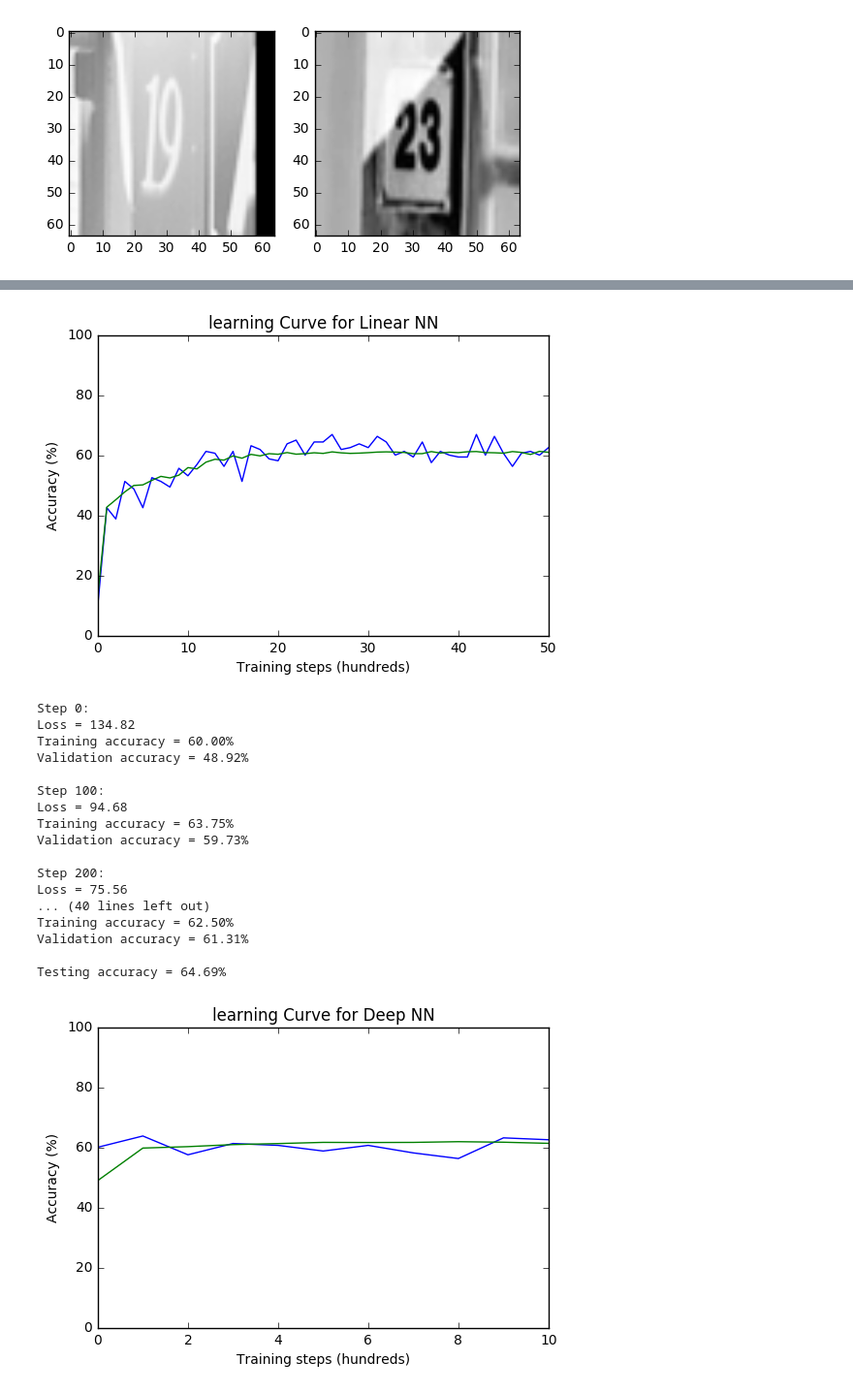
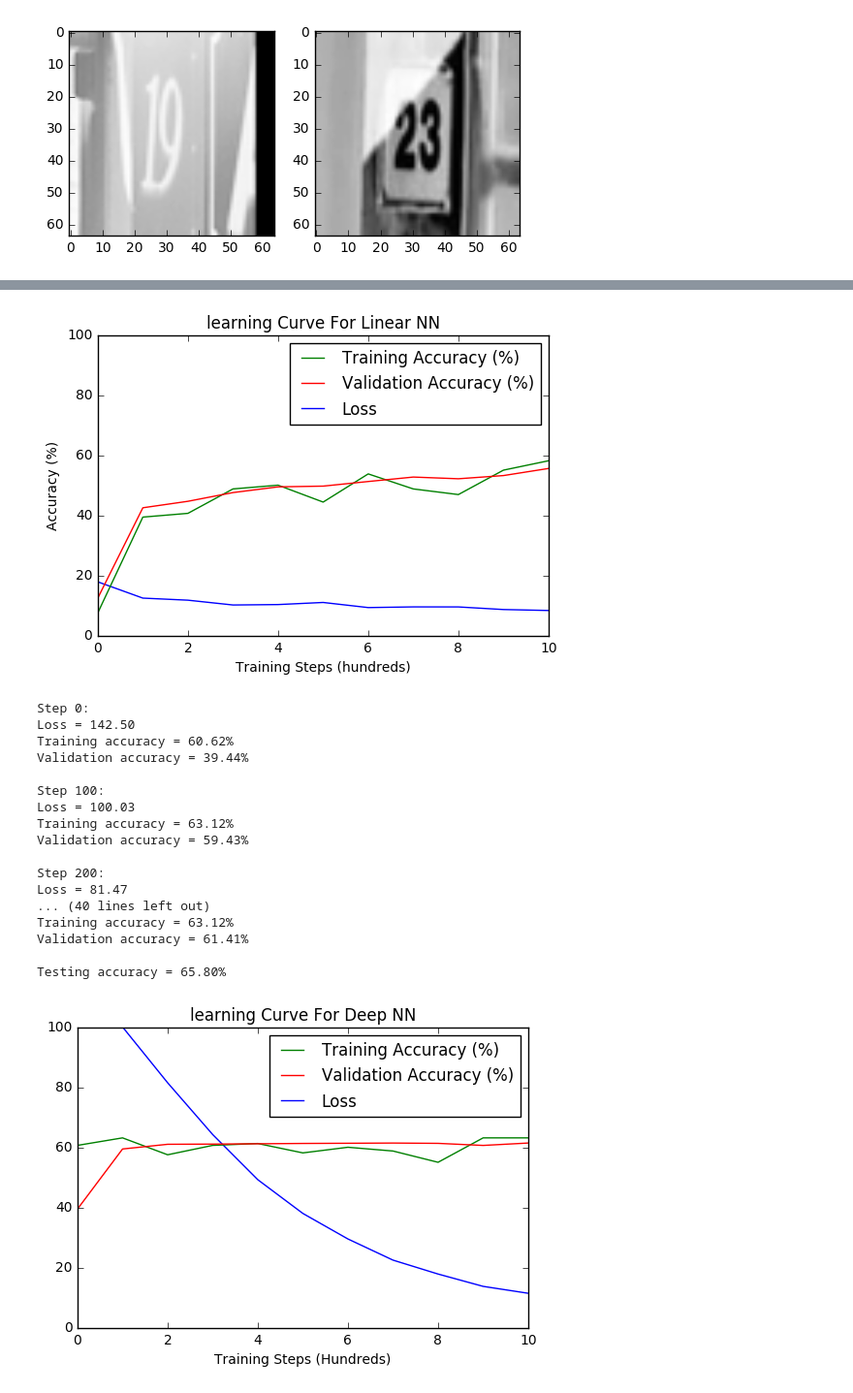
Before and after one commit to charlescc9/deep-learning-image-classification, a Jupyter notebook: svhn_large.ipynb, the cells around one changed output, grey strips where cells are left out. Shown at 97% size. Drawn from its saved outputs; the diff is of its cells as text; code cells hidden in the pictures.

```diff
--- a/svhn_large.ipynb
+++ b/svhn_large.ipynb
@@ -282,9 +282,10 @@ Training accuracy = 94.4%
 # Variables
 batch_size = 32
 reg_constant = 0.001
-steps_num = 5001
+steps_num = 1001
 train_accuracies = []
 valid_accuracies = []
+losses = []
 
 # Graph
 graph = tf.Graph()
@@ -383,8 +384,9 @@ with tf.Session(graph=graph) as session:
             valid_accuracy = accuracy(valid_preds.eval(), valid_y)
             train_accuracies.append(train_accuracy)
             valid_accuracies.append(valid_accuracy)
+            losses.append(l)
 
-            if i % 1000 == 0:
+            if i % 100 == 0:
                 print('Step %d: ' % i)
                 print('Loss = %.2f ' % l)
                 print('Training accuracy = %.2f%% ' % train_accuracy)
@@ -412,26 +414,31 @@ Testing accuracy = 63.32%
 # %%
 # Plot training graph to access under/overfitting
-plt.plot(train_accuracies)
-plt.plot(valid_accuracies)
+l, = plt.plot(losses, label='Loss')
+ta, = plt.plot(train_accuracies, label='Training Accuracy (%)')
+va, = plt.plot(valid_accuracies, label='Validation Accuracy (%)')
 plt.ylabel('Accuracy (%)')
-plt.xlabel('Training steps (hundreds)')
+plt.xlabel('Training Steps (hundreds)')
 plt.ylim(0, 100)
-plt.title('learning Curve for Linear NN')
+plt.xlim(0, 10)
+plt.title('learning Curve For Linear NN')
+plt.legend(handles=[ta, va, l])
 plt.show()
 # %% [output]
-[figure, old version]
+[figure, new version]
 # %%
 """ DEEP NEURAL NETWORK """
 
 # Hyperparameters
 batch_size = 32
 reg_constant = 0.001
+dropout_rate = 0.5
 steps_num = 1001
 flat_data_size = img_size * img_size * channels_num
 hidden_first_nodes = 1024
 hidden_second_nodes = 128
 train_accuracies = []
 valid_accuracies = []
+losses = []
 
 # Graph
 graph = tf.Graph()
@@ -502,6 +509,13 @@ with graph.as_default():
         hidden_second_3 = tf.nn.relu(tf.matmul(hidden_first_3, weights_hidden_second_3) + biases_hidden_second_3)
         hidden_second_4 = tf.nn.relu(tf.matmul(hidden_first_4, weights_hidden_second_4) + biases_hidden_second_4)
         hidden_second_5 = tf.nn.relu(tf.matmul(hidden_first_5, weights_hidden_second_5) + biases_hidden_second_5)
+
+        # Dropout regularization
+        hidden_second_1 = tf.nn.dropout(hidden_second_1, dropout_rate)
+        hidden_second_2 = tf.nn.dropout(hidden_second_2, dropout_rate)
+        hidden_second_3 = tf.nn.dropout(hidden_second_3, dropout_rate)
+        hidden_second_4 = tf.nn.dropout(hidden_second_4, dropout_rate)
+        hidden_second_5 = tf.nn.dropout(hidden_second_5, dropout_rate)
 
         # Compute output layer
         output_1 = tf.matmul(hidden_second_1, weights_output_1) + biases_output_1
@@ -583,6 +597,7 @@ with tf.Session(graph=graph) as session:
             valid_accuracy = accuracy(valid_preds.eval(), valid_y)
             train_accuracies.append(train_accuracy)
             valid_accuracies.append(valid_accuracy)
+            losses.append(l)
 
             print('Step %d: ' % i)
             print('Loss = %.2f ' % l)
@@ -592,31 +607,32 @@ with tf.Session(graph=graph) as session:
     print('Testing accuracy = %.2f%%' % accuracy(test_preds.eval(), test_y))
 # %% [output]
 Step 0:
-Loss = 134.82
-Training accuracy = 60.00%
-Validation accuracy = 48.92%
+Loss = 142.50
+Training accuracy = 60.62%
+Validation accuracy = 39.44%
 
 Step 100:
-Loss = 94.68
-Training accuracy = 63.75%
-Validation accuracy = 59.73%
+Loss = 100.03
+Training accuracy = 63.12%
+Validation accuracy = 59.43%
 
 Step 200:
-Loss = 75.56
+Loss = 81.47
 ... (40 lines left out)
-Training accuracy = 62.50%
-Validation accuracy = 61.31%
+Training accuracy = 63.12%
+Validation accuracy = 61.41%
 
-Testing accuracy = 64.69%
+Testing accuracy = 65.80%
 # %%
 # Plot training graph to access under/overfitting
-plt.plot(train_accuracies)
-plt.plot(valid_accuracies)
-plt.ylabel('Accuracy (%)')
-plt.xlabel('Training steps (hundreds)')
+l, = plt.plot(losses, label='Loss')
+ta, = plt.plot(train_accuracies, label='Training Accuracy (%)')
+va, = plt.plot(valid_accuracies, label='Validation Accuracy (%)')
+plt.xlabel('Training Steps (Hundreds)')
 plt.ylim(0, 100)
 plt.xlim(0, 10)
-plt.title('learning Curve for Deep NN')
+plt.title('learning Curve For Deep NN')
+plt.legend(handles=[ta, va, l])
 plt.show()
 # %% [output]
-[figure, old version]
+[figure, new version]
```
Also changed, not shown: parts of 2 cells of this notebook.
